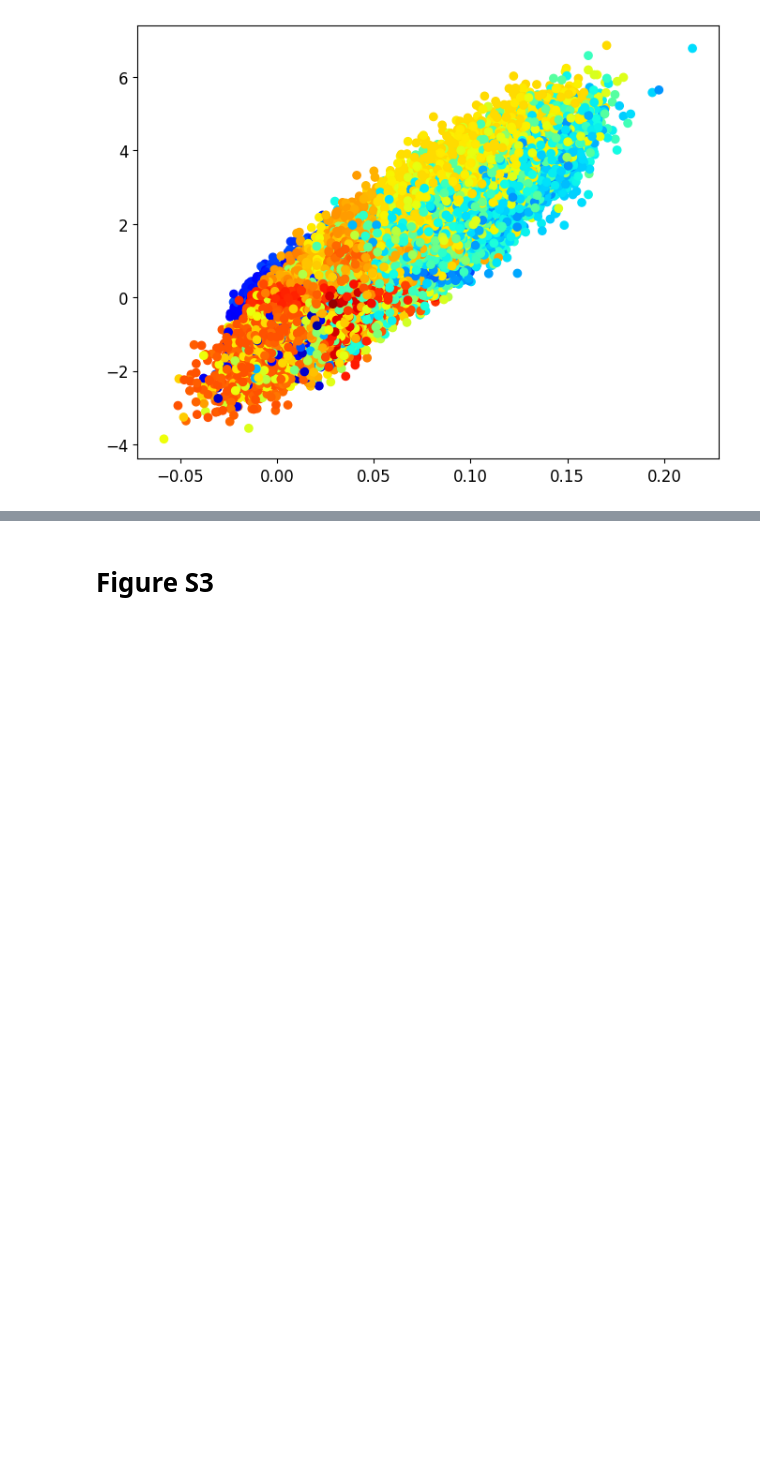
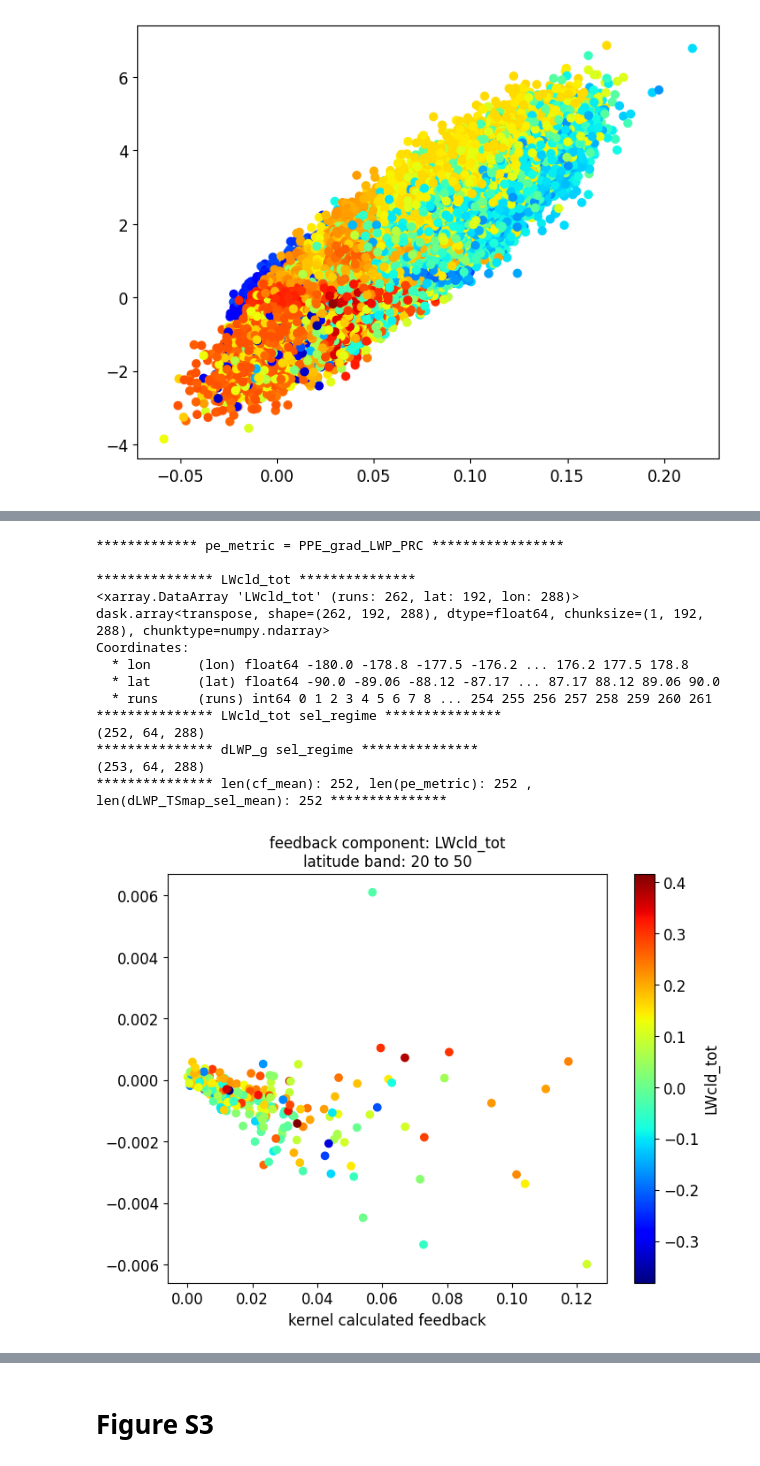
Before and after one commit to wgh-private/globalFB_precipeff, a Jupyter notebook: kernel_finalwork.ipynb, the cells around one changed output, grey strips where cells are left out. Drawn from its saved outputs; the diff is of its cells as text; code cells hidden in the pictures; blank space fills up the shorter version.

```diff
--- a/kernel_finalwork.ipynb
+++ b/kernel_finalwork.ipynb
@@ -2069,0 +2173,44 @@ MAE: 0.04281487591166887
+# %%
+pe_metric = PPE_grad_LWP_PRC #PPE_grad_LWP_WCB
+obs_pe_metric = obs_grad_LWP_PRC #obs_grad_LWP_WCB
+lower_pe_metric, upper_pe_metric = lower_bound_PRC, upper_bound_PRC  #lower_bound_WCB, upper_bound_WCB
+print(f'************* pe_metric = PPE_grad_LWP_PRC *****************\n')
+
+min_lat,max_lat = 20,50
+for varn in var_names[0:1]:
+    print(f'*************** {varn} ***************')
+    totdCRE_g = load_cf(varn)
+    print(f'*************** {varn} sel_regime ***************')
+    cf_sel = sel_regime(totdCRE_g,min_lat,max_lat)
+    cf_mean, cf_sem, cf_std = lat_weight_mean(cf_sel)
+    print(f'*************** dLWP_g sel_regime ***************')
+    dLWP_TSmap_sel = sel_regime(dLWP_g,min_lat,max_lat)
+    dLWP_TSmap_sel_mean = lat_weight_mean(dLWP_TSmap_sel)[0]
+    common_members = np.intersect1d(cf_mean['runs'].values, pe_metric['runs'].values)
+    common_members = np.intersect1d(common_members, dLWP_TSmap_sel_mean['runs'].values)
+    cf_mean = cf_mean.sel(runs=common_members)
+    pe_metric = pe_metric.sel(runs=common_members)
+    dLWP_TSmap_sel_mean = dLWP_TSmap_sel_mean.sel(runs=common_members)
+    print(f'*************** len(cf_mean): {len(cf_mean)}, len(pe_metric): {len(pe_metric)} , len(dLWP_TSmap_sel_mean): {len(dLWP_TSmap_sel_mean)} ***************\n')
+    plt.figure()
+    plt.title(f'feedback component: {varn}\nlatitude band: {min_lat} to {max_lat}')
+    plt.xlabel('$∂LWP/∂P_{EC}$')
+    plt.xlabel('kernel calculated feedback')
+    plt.scatter(pe_metric, dLWP_TSmap_sel_mean, c=cf_mean, cmap='jet')
+    plt.colorbar(label=varn)
+# %% [output]
+************* pe_metric = PPE_grad_LWP_PRC *****************
+
+*************** LWcld_tot ***************
+<xarray.DataArray 'LWcld_tot' (runs: 262, lat: 192, lon: 288)>
+dask.array<transpose, shape=(262, 192, 288), dtype=float64, chunksize=(1, 192, 288), chunktype=numpy.ndarray>
+Coordinates:
+  * lon      (lon) float64 -180.0 -178.8 -177.5 -176.2 ... 176.2 177.5 178.8
+  * lat      (lat) float64 -90.0 -89.06 -88.12 -87.17 ... 87.17 88.12 89.06 90.0
+  * runs     (runs) int64 0 1 2 3 4 5 6 7 8 ... 254 255 256 257 258 259 260 261
+*************** LWcld_tot sel_regime ***************
+(252, 64, 288)
+*************** dLWP_g sel_regime ***************
+(253, 64, 288)
+*************** len(cf_mean): 252, len(pe_metric): 252 , len(dLWP_TSmap_sel_mean): 252 ***************
+[figure, added]
```
Also changed, not shown: parts of 31 cells of this notebook.
